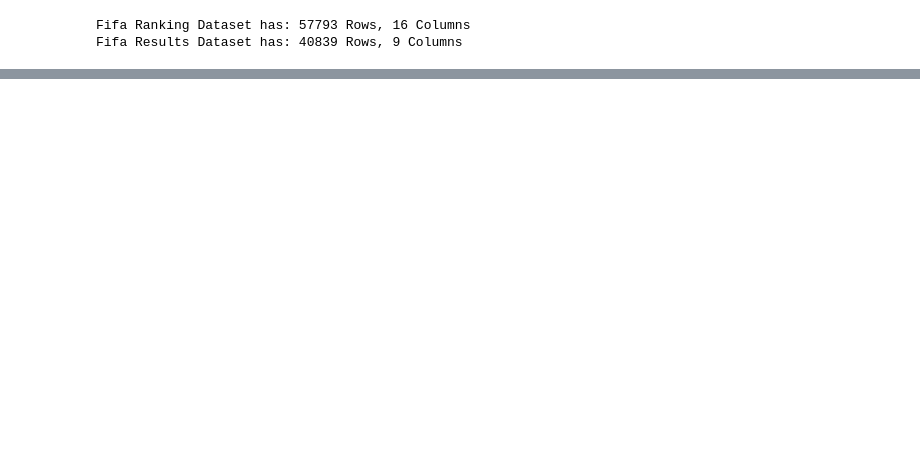
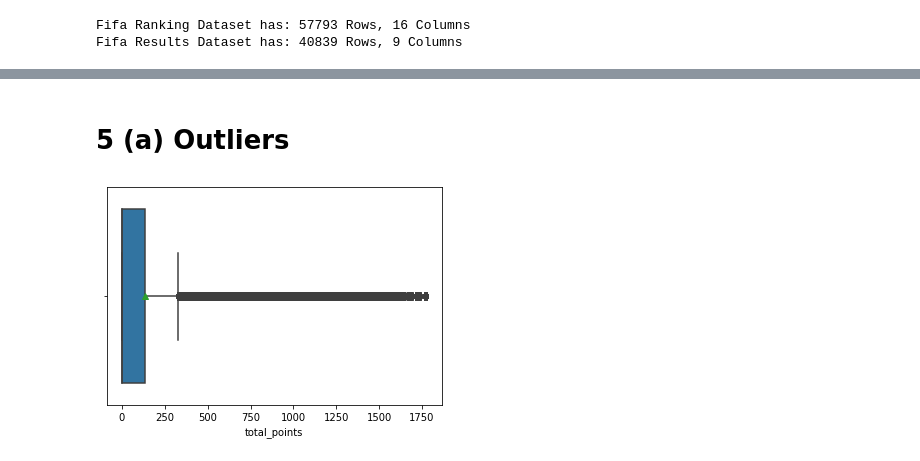
Before and after one commit to Obreintelly/Mchezo_Pesa_Football_Prediction_Analysis, a Jupyter notebook: Mchezo_Pesa_Football_Results_Prediction.ipynb, the cells around one changed output, grey strips where cells are left out. Drawn from its saved outputs; the diff is of its cells as text; code cells hidden in the pictures; blank space fills up the shorter version.

```diff
--- a/Mchezo_Pesa_Football_Results_Prediction.ipynb
+++ b/Mchezo_Pesa_Football_Results_Prediction.ipynb
@@ -113,0 +331,12 @@ Fifa Results Dataset has: 40839 Rows, 9 Columns
+# %%
+#Dropping any irrelevant columns
+#Country Abbreviation and Date do not add any necessary value for purposes of our study question
+#We can therefore proceed to drop them from the dataset
+fifa_df.drop(['date', 'country_abrv'], axis=1, inplace=True)
+# %% [markdown]
+# **5 (a) Outliers**
+# %%
+#Checking for Outliers in Our Dataset
+bplot =sns.boxplot(fifa_df.total_points, showmeans=True)
+# %% [output]
+[figure, added]
```
Also changed, not shown: parts of 31 cells of this notebook.
